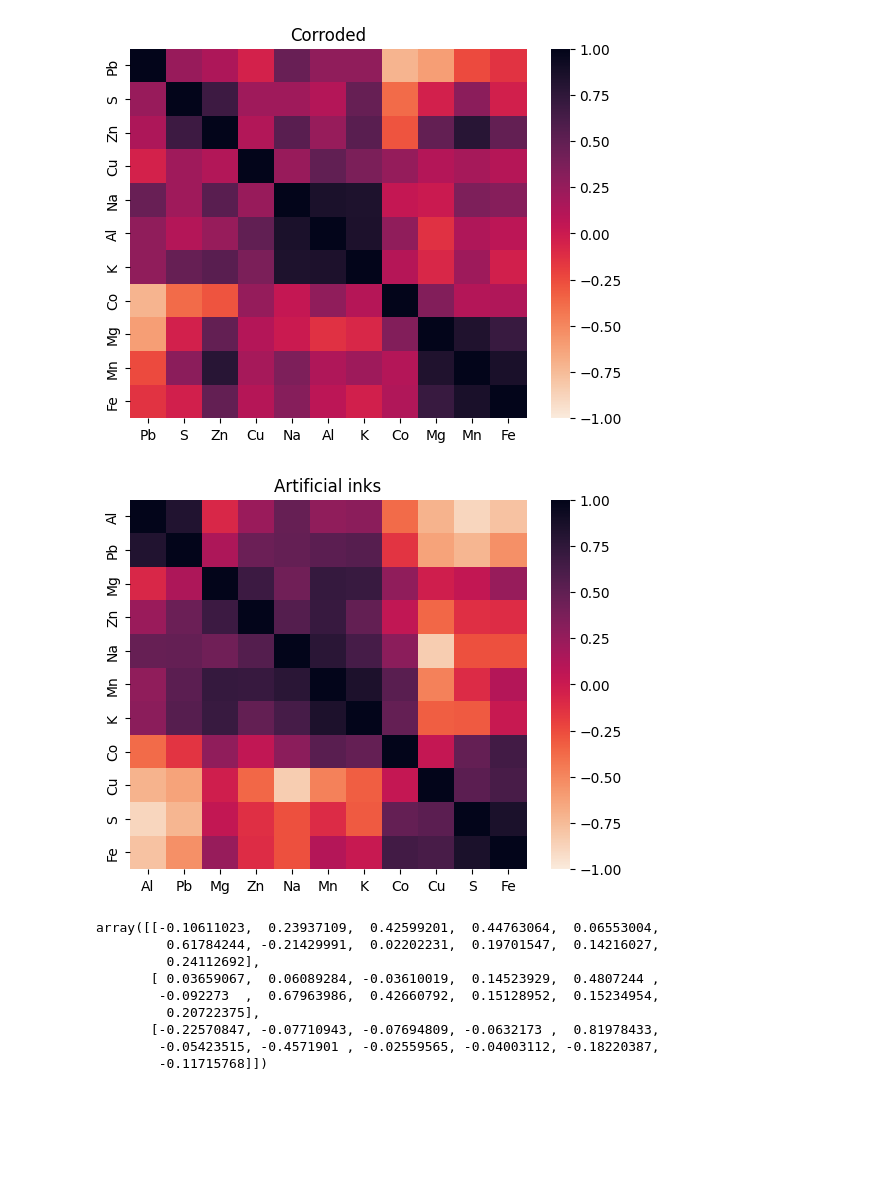
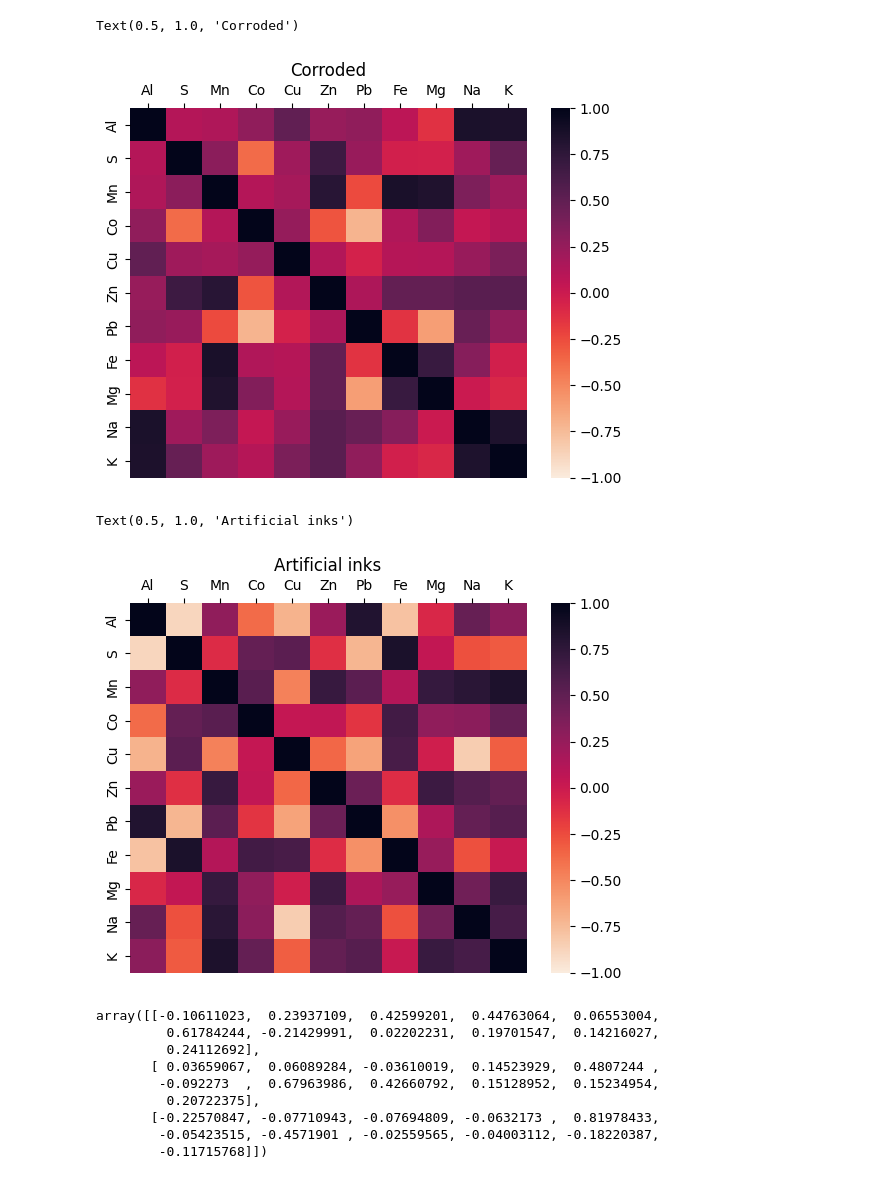
Before and after one commit to BDomzal/inks, a Jupyter notebook: analysis/interpretation_of_results.ipynb, the cells around one changed output. Drawn from its saved outputs; the diff is of its cells as text; code cells hidden in the pictures; blank space fills up the shorter version.

```diff
--- a/analysis/interpretation_of_results.ipynb
+++ b/analysis/interpretation_of_results.ipynb
@@ -83,11 +127,25 @@ plot_correlation_heatmaps_for_target_data(X_kop_Ro, ELEMENTS_TO_KEEP, title="'Ro
 # %%
-plot_correlation_heatmaps_for_target_data(X_corroded, ELEMENTS_TO_KEEP, title='Corroded')
+#plot_correlation_heatmaps_for_target_data(X_corroded, ELEMENTS_TO_KEEP, title='Corroded')
+
+sns.heatmap(np.corrcoef(X_corroded, rowvar=False),
+            annot=False, cmap='rocket_r', vmin=-1, vmax=1,
+            xticklabels=ELEMENTS_TO_KEEP, yticklabels=ELEMENTS_TO_KEEP)
+plt.tick_params(axis='both', which='major', labelbottom = False, bottom=False, top = True, labeltop=True)
+plt.title('Corroded')
 # %% [output]
+Text(0.5, 1.0, 'Corroded')
-[figure, old version]
+[figure, new version]
 # %%
-plot_correlation_heatmaps_for_target_data(X_art, ELEMENTS_TO_KEEP, title='Artificial inks')
+#plot_correlation_heatmaps_for_target_data(X_art, ELEMENTS_TO_KEEP, title='Artificial inks')
+
+sns.heatmap(np.corrcoef(X_art, rowvar=False),
+            annot=False, cmap='rocket_r', vmin=-1, vmax=1,
+            xticklabels=ELEMENTS_TO_KEEP, yticklabels=ELEMENTS_TO_KEEP)
+plt.tick_params(axis='both', which='major', labelbottom = False, bottom=False, top = True, labeltop=True)
+plt.title('Artificial inks')
 # %% [output]
+Text(0.5, 1.0, 'Artificial inks')
-[figure, old version]
+[figure, new version]
 # %%
 #version with normalisation to Fe
 # X = X/(X[:,7].reshape(-1,1))
```
Also changed, not shown: parts of 6 cells of this notebook.
